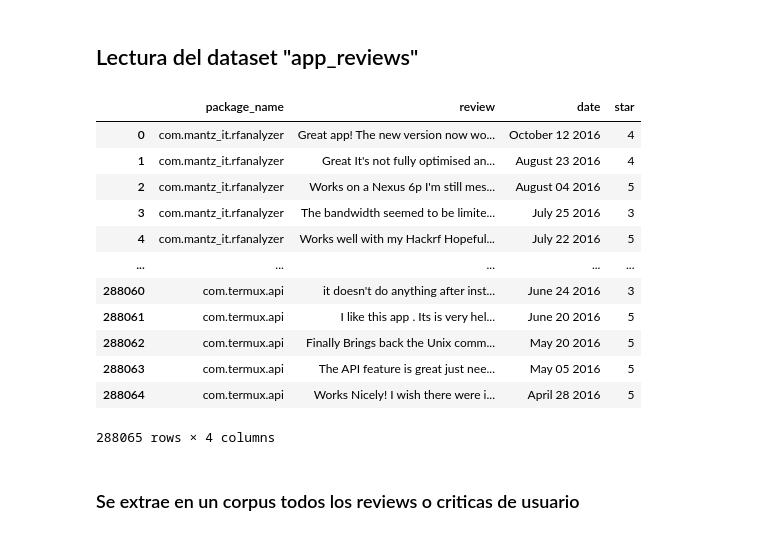
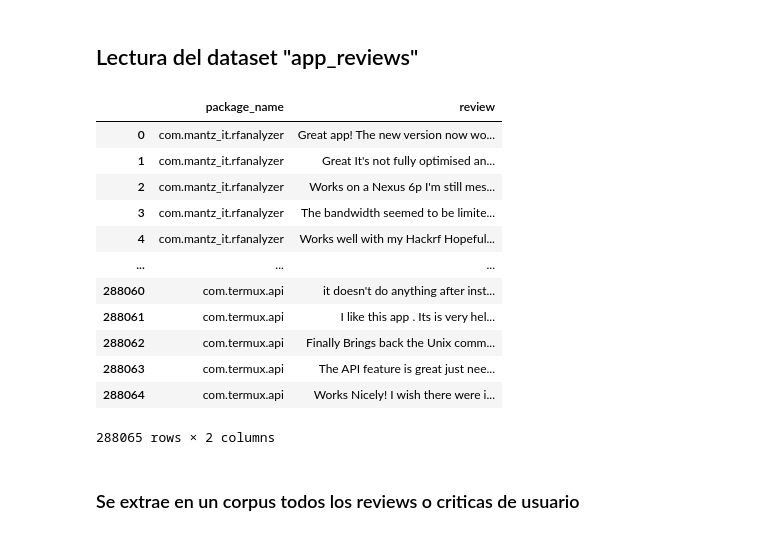
Before and after one commit to LuisSante/Text-segmentation-using-Agglomerative-Clustering, a Jupyter notebook: NLP - Clustering/agglomerative_clustering.ipynb, the cells around one changed output. Saved outputs shown, nothing was run; the diff lists cells and outputs as text; code cells hidden in the pictures.

```diff
--- a/NLP - Clustering/agglomerative_clustering.ipynb
+++ b/NLP - Clustering/agglomerative_clustering.ipynb
@@ -13,22 +14,23 @@ import pandas as pd
 ## Lectura del dataset "app_reviews"
 # %%
 review = pd.read_csv('https://raw.githubusercontent.com/LuisSante/Datasets/main/app_reviews.csv')
+review = review.drop(['date','star'],axis=1)
 #review = pd.read_csv('C:/Users/USUARIO/Documents/Universidad/4A. Inteligencia Artificial/Dataset/app_reviews.csv')
 review
 # %% [output]
-|  | package_name | review | date | star |
-| 0 | com.mantz_it.rfanalyzer | Great app! The new version now wo... | October 12 2016 | 4 |
-| 1 | com.mantz_it.rfanalyzer | Great It's not fully optimised an... | August 23 2016 | 4 |
-| 2 | com.mantz_it.rfanalyzer | Works on a Nexus 6p I'm still mes... | August 04 2016 | 5 |
-| 3 | com.mantz_it.rfanalyzer | The bandwidth seemed to be limite... | July 25 2016 | 3 |
-| 4 | com.mantz_it.rfanalyzer | Works well with my Hackrf Hopeful... | July 22 2016 | 5 |
-| ... | ... | ... | ... | ... |
-| 288060 | com.termux.api | it doesn't do anything after inst... | June 24 2016 | 3 |
-| 288061 | com.termux.api | I like this app . Its is very hel... | June 20 2016 | 5 |
-| 288062 | com.termux.api | Finally Brings back the Unix comm... | May 20 2016 | 5 |
-| 288063 | com.termux.api | The API feature is great just nee... | May 05 2016 | 5 |
-| 288064 | com.termux.api | Works Nicely! I wish there were i... | April 28 2016 | 5 |
+|  | package_name | review |
+| 0 | com.mantz_it.rfanalyzer | Great app! The new version now wo... |
+| 1 | com.mantz_it.rfanalyzer | Great It's not fully optimised an... |
+| 2 | com.mantz_it.rfanalyzer | Works on a Nexus 6p I'm still mes... |
+| 3 | com.mantz_it.rfanalyzer | The bandwidth seemed to be limite... |
+| 4 | com.mantz_it.rfanalyzer | Works well with my Hackrf Hopeful... |
+| ... | ... | ... |
+| 288060 | com.termux.api | it doesn't do anything after inst... |
+| 288061 | com.termux.api | I like this app . Its is very hel... |
+| 288062 | com.termux.api | Finally Brings back the Unix comm... |
+| 288063 | com.termux.api | The API feature is great just nee... |
+| 288064 | com.termux.api | Works Nicely! I wish there were i... |
-288065 rows × 4 columns
+288065 rows × 2 columns
 # %% [markdown]
 ### Se extrae en un corpus todos los reviews o criticas de usuario
 # %%
```
Also changed, not shown: parts of 15 cells of this notebook, 1 other file.
